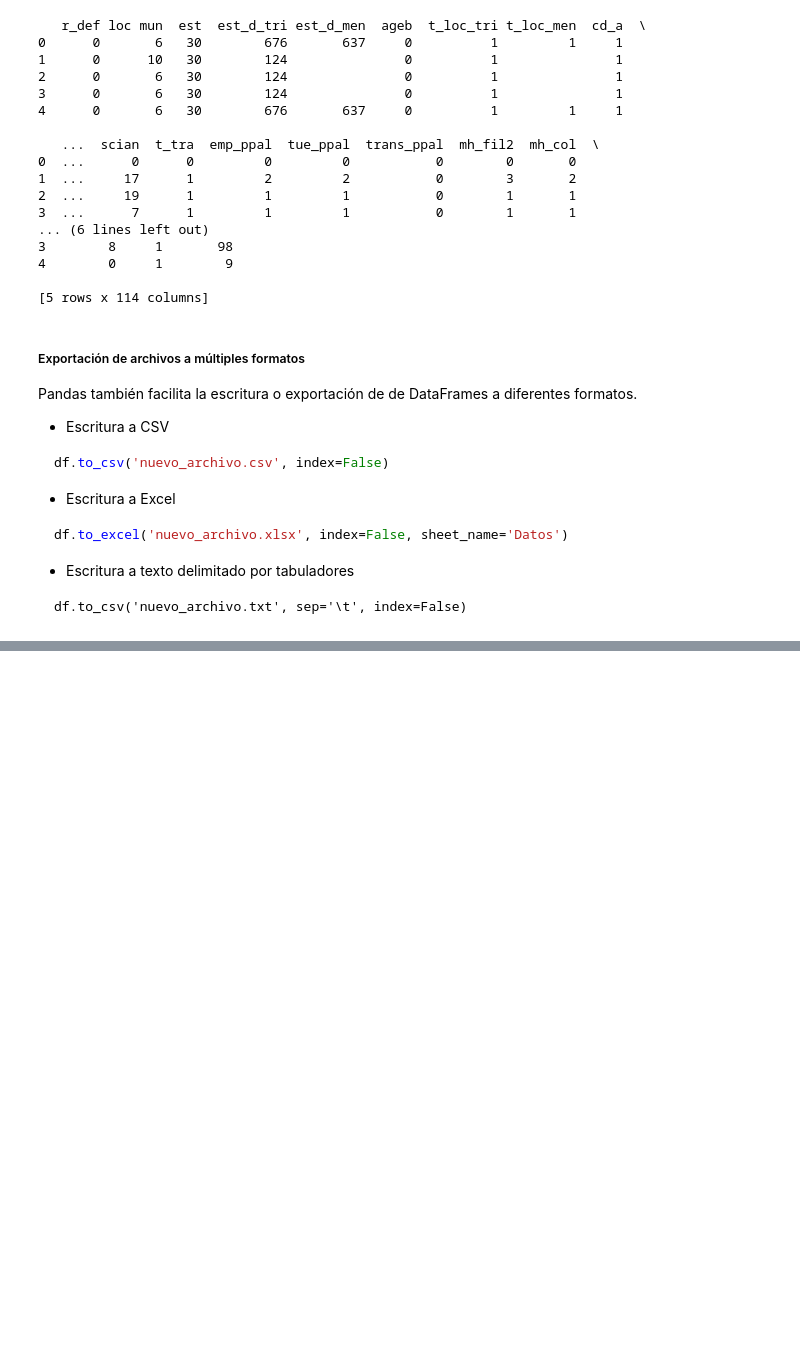
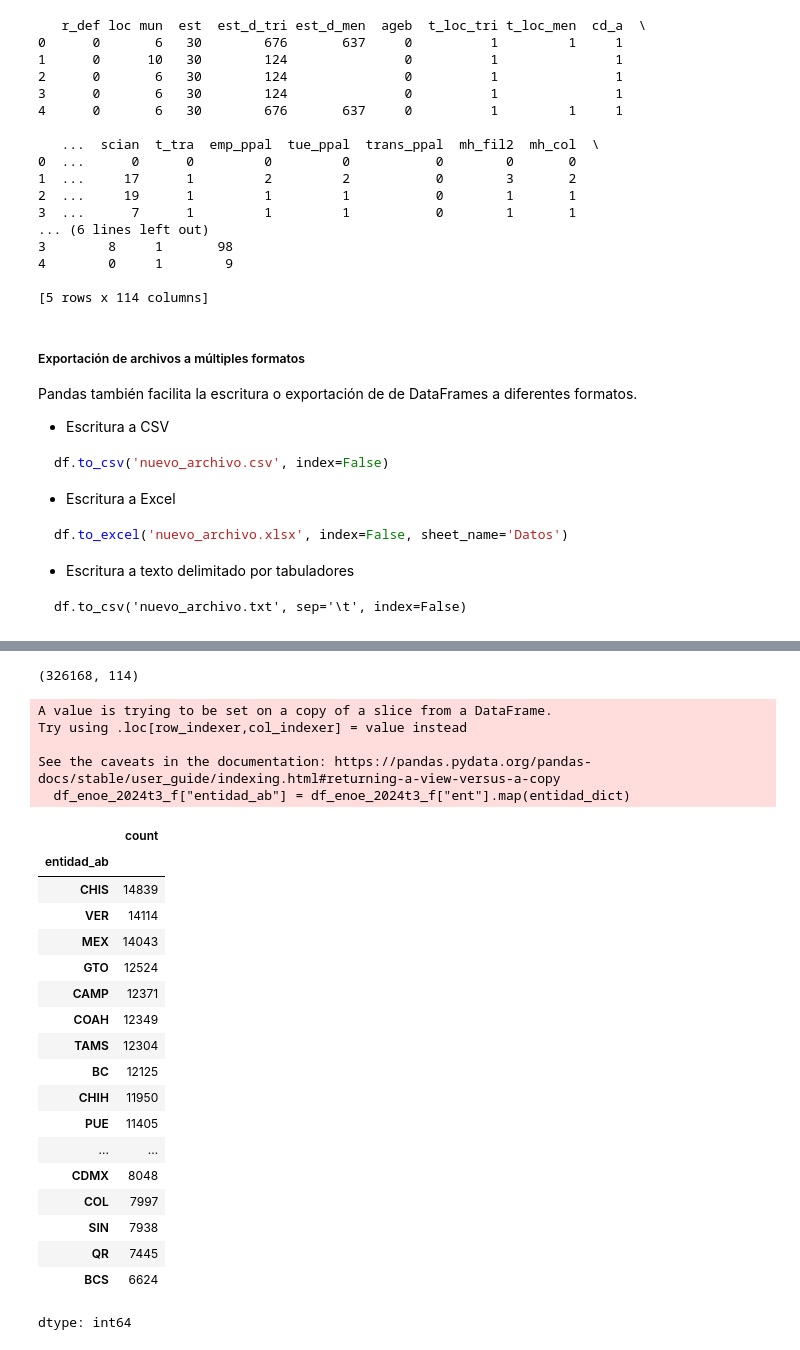
Before and after one commit to DiegoSReco/intro_python_para_economistas, a Jupyter notebook: script_python_5_Analisis_Datos_Pandas_2.ipynb, the cells around one changed output, grey strips where cells are left out. Cells and saved outputs as stored; diff of their text form; code cells hidden in the pictures; blank space fills up the shorter version.

```diff
--- a/script_python_5_Analisis_Datos_Pandas_2.ipynb
+++ b/script_python_5_Analisis_Datos_Pandas_2.ipynb
@@ -1441,0 +1442,12 @@ print(df_enoe_2024t3.head(20))
+# %%
+#Reemplazar texto vacío con un espacio por NA
+df_enoe_2024t3 =   df_enoe_2024t3.replace(" ", pd.NA)
+
+#Conteo
+list_na_count = df_enoe_2024t3.isna().sum().sort_values(ascending=False)
+#DF
+df_na_count = pd.DataFrame(list_na_count,
+                          columns=['NA_Count'])
+
+#Solamente con las que tienen valores vacíos
+df_na_count[df_na_count['NA_Count'] > 0]
@@ -1555,0 +1592,59 @@ df.to_csv('nuevo_archivo.txt', sep='\t', index=False)
+# %%
+#Filtro de datos
+
+df_enoe_2024t3['eda']  = pd.to_numeric(df_enoe_2024t3['eda'])
+
+df_enoe_2024t3_f =df_enoe_2024t3[
+                             (df_enoe_2024t3["r_def"] == 0) &
+                             ((df_enoe_2024t3["c_res"] == 1) | (df_enoe_2024t3["c_res"] == 3)) &
+                             (df_enoe_2024t3["eda"] >= 15) & (df_enoe_2024t3["eda"] < 99)]
+
+#DF filtrado por criterios
+df_enoe_2024t3_f.shape
+# %% [output]
+(326168, 114)
+# %%
+#Entidad
+#Valores
+df_enoe_2024t3_f['ent'].value_counts()
+
+
+#Diccionario Entidades
+entidad_dict = {
+                  1: "AGS", 2: "BC", 3: "BCS", 4: "CAMP", 5: "COAH", 6: "COL", 7: "CHIS", 8: "CHIH",
+                  9: "CDMX", 10: "DGO", 11: "GTO", 12: "GRO", 13: "HGO", 14: "JAL", 15: "MEX", 16: "MICH",
+                  17: "MOR", 18: "NAY", 19: "NL", 20: "OAX", 21: "PUE", 22: "QRO", 23: "QR", 24: "SLP",
+                  25: "SIN", 26: "SON", 27: "TAB", 28: "TAMS", 29: "TLAX", 30: "VER", 31: "YUC", 32: "ZAC"
+                }
+
+#Creamos nueva columna
+
+df_enoe_2024t3_f["entidad_ab"] = df_enoe_2024t3_f["ent"].map(entidad_dict)
+
+#Conteo con nueva var
+df_enoe_2024t3_f['entidad_ab'].value_counts()
+# %% [output]
+A value is trying to be set on a copy of a slice from a DataFrame.
+Try using .loc[row_indexer,col_indexer] = value instead
+
+See the caveats in the documentation: https://pandas.pydata.org/pandas-docs/stable/user_guide/indexing.html#returning-a-view-versus-a-copy
+  df_enoe_2024t3_f["entidad_ab"] = df_enoe_2024t3_f["ent"].map(entidad_dict)
+|  | count |
+| entidad_ab |  |
+| CHIS | 14839 |
+| VER | 14114 |
+| MEX | 14043 |
+| GTO | 12524 |
+| CAMP | 12371 |
+| COAH | 12349 |
+| TAMS | 12304 |
+| BC | 12125 |
+| CHIH | 11950 |
+| PUE | 11405 |
+| ... | ... |
+| CDMX | 8048 |
+| COL | 7997 |
+| SIN | 7938 |
+| QR | 7445 |
+| BCS | 6624 |
+dtype: int64
```
Also changed, not shown: parts of 4 cells of this notebook.
